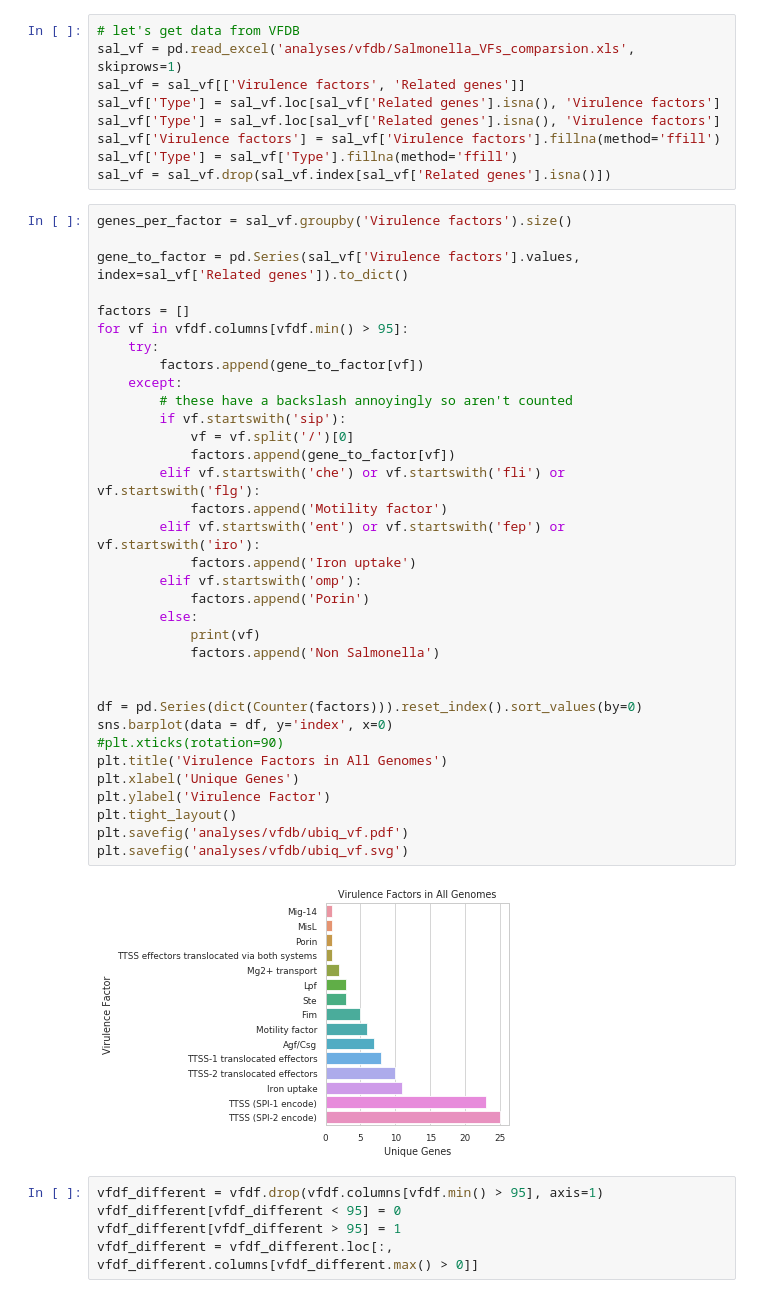
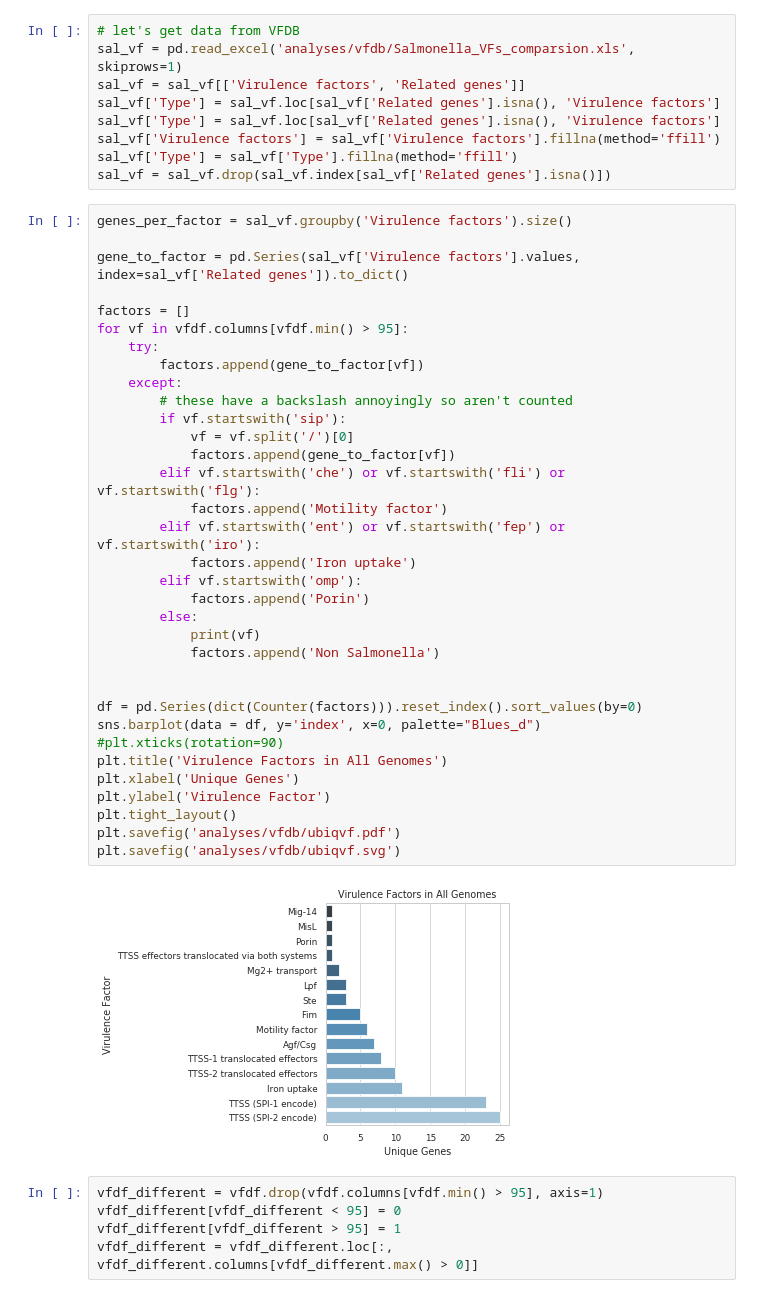
Before and after one commit to fmaguire/aafc_salmonella, a Jupyter notebook: salmonella_analyses.ipynb, the cells around one changed output. Saved outputs shown, nothing was run; the diff lists cells and outputs as text.

```diff
--- a/salmonella_analyses.ipynb
+++ b/salmonella_analyses.ipynb
@@ -1218,37 +1456,37 @@ genes_per_factor = sal_vf.groupby('Virulence factors').size()
 
 gene_to_factor = pd.Series(sal_vf['Virulence factors'].values, index=sal_vf['Related genes']).to_dict()
 
 factors = []
 for vf in vfdf.columns[vfdf.min() > 95]:
     try:
         factors.append(gene_to_factor[vf])
     except:
         # these have a backslash annoyingly so aren't counted
         if vf.startswith('sip'):
             vf = vf.split('/')[0]
             factors.append(gene_to_factor[vf])
         elif vf.startswith('che') or vf.startswith('fli') or vf.startswith('flg'):
             factors.append('Motility factor')
         elif vf.startswith('ent') or vf.startswith('fep') or vf.startswith('iro'):
             factors.append('Iron uptake')
         elif vf.startswith('omp'):
             factors.append('Porin')
         else:
             print(vf)
             factors.append('Non Salmonella')
 
 
 df = pd.Series(dict(Counter(factors))).reset_index().sort_values(by=0)
-sns.barplot(data = df, y='index', x=0)
+sns.barplot(data = df, y='index', x=0, palette="Blues_d")
 #plt.xticks(rotation=90)
 plt.title('Virulence Factors in All Genomes')
 plt.xlabel('Unique Genes')
 plt.ylabel('Virulence Factor')
 plt.tight_layout()
-plt.savefig('analyses/vfdb/ubiq_vf.pdf')
-plt.savefig('analyses/vfdb/ubiq_vf.svg')
+plt.savefig('analyses/vfdb/ubiqvf.pdf')
+plt.savefig('analyses/vfdb/ubiqvf.svg')
 # %% [output]
-[figure, old version]
+[figure, new version]
 # %%
 vfdf_different = vfdf.drop(vfdf.columns[vfdf.min() > 95], axis=1)
 vfdf_different[vfdf_different < 95] = 0
```
Also changed, not shown: parts of 31 cells of this notebook, 27 other files.
